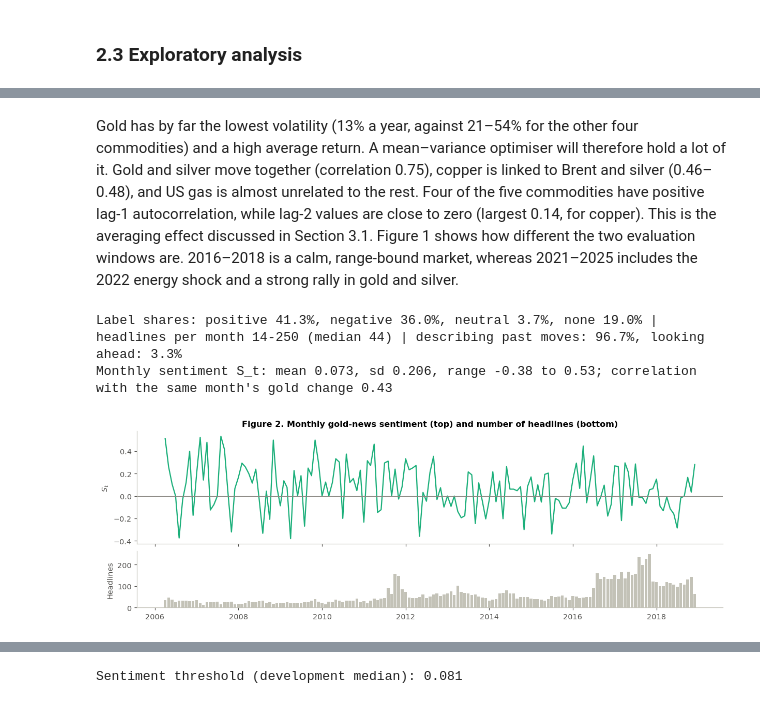
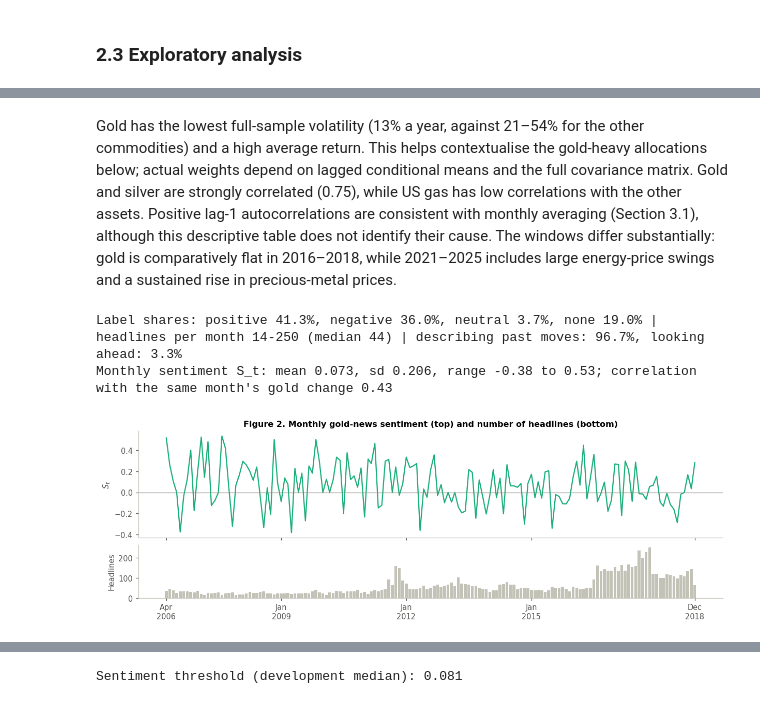
Before and after one commit to onsjd/Machine-learning-for-portfolio-management, a Jupyter notebook: Final_Research_Notebook.ipynb, the cells around one changed output, grey strips where cells are left out. Cells and saved outputs as stored; diff of their text form; code cells hidden in the pictures.

```diff
--- a/Final_Research_Notebook.ipynb
+++ b/Final_Research_Notebook.ipynb
@@ -37,7 +37,7 @@ FEATURE_SHADE = {"price": 0.0, "price+FRED": -0.45, "price+news": 0.45, "price+F
 ASSET_COLORS = ["#2a78d6", "#eb6834", "#1baf7a", "#eda100", "#e87ba4"]
 plt.rcParams.update({"figure.dpi": 110, "font.size": 9.5, "axes.titlesize": 10.5, "axes.titleweight": "bold",
                      "axes.spines.top": False, "axes.spines.right": False, "axes.edgecolor": "#c3c2b7",
-                     "axes.grid": False, "grid.color": "#e1e0d9", "grid.linewidth": 0.6, "legend.frameon": False,
+                     "lines.linestyle": "-", "axes.grid": False, "grid.color": "#e1e0d9", "grid.linewidth": 0.6, "legend.frameon": False,
                      "axes.labelcolor": "#52514e", "xtick.color": "#52514e", "ytick.color": "#52514e"})
 
 def show(df, fmt="{:.2f}", **col_fmt):
@@ -105,7 +105,12 @@ def fetch(name):
     """Read a pinned input from the repository if present, otherwise download it; always verify SHA-256."""
     path, base, digest = FILES[name]
     local = Path(path)
-    content = local.read_bytes() if local.is_file() else requests.get(base + path, timeout=90).content
+    if local.is_file():
+        content = local.read_bytes()
+    else:
+        response = requests.get(base + path, timeout=90)
+        response.raise_for_status()
+        content = response.content
     if hashlib.sha256(content).hexdigest() != digest:
         raise ValueError(f"{name}: checksum mismatch, refusing to continue")
     return BytesIO(content)
@@ -239,22 +255,24 @@ Table 1. Monthly price changes, Jan 2000 - Dec 2025, with their correlations
 # %% [markdown]
-Gold has by far the lowest volatility (13% a year, against 21–54% for the other four commodities) and a high average return. A mean–variance optimiser will therefore hold a lot of it. Gold and silver move together (correlation 0.75), copper is linked to Brent and silver (0.46–0.48), and US gas is almost unrelated to the rest. Four of the five commodities have positive lag-1 autocorrelation, while lag-2 values are close to zero (largest 0.14, for copper). This is the averaging effect discussed in Section 3.1. Figure 1 shows how different the two evaluation windows are. 2016–2018 is a calm, range-bound market, whereas 2021–2025 includes the 2022 energy shock and a strong rally in gold and silver.
+Gold has the lowest full-sample volatility (13% a year, against 21–54% for the other commodities) and a high average return. This helps contextualise the gold-heavy allocations below; actual weights depend on lagged conditional means and the full covariance matrix. Gold and silver are strongly correlated (0.75), while US gas has low correlations with the other assets. Positive lag-1 autocorrelations are consistent with monthly averaging (Section 3.1), although this descriptive table does not identify their cause. The windows differ substantially: gold is comparatively flat in 2016–2018, while 2021–2025 includes large energy-price swings and a sustained rise in precious-metal prices.
 # %%
 share = label_counts.sum() / label_counts.sum().sum()
 print("Label shares: " + ", ".join(f"{k} {v:.1%}" for k, v in share.items())
       + f" | headlines per month {headlines.min()}-{headlines.max()} (median {headlines.median():.0f})"
       + f" | describing past moves: {news['Past Information'].mean():.1%}, looking ahead: {news['Future Information'].mean():.1%}")
 print(f"Monthly sentiment S_t: mean {sentiment.mean():.3f}, sd {sentiment.std():.3f}, range {sentiment.min():.2f} to {sentiment.max():.2f}; "
       f"correlation with the same month's gold change {sentiment.corr(ret.Gold.reindex(sentiment.index)):.2f}")
 
 fig, ax = plt.subplots(2, 1, figsize=(11, 3.6), sharex=True, layout="constrained", height_ratios=[2, 1])
 ax[0].plot(sentiment.index, sentiment, color=OTHER_COLOR["News only"])
 ax[0].axhline(0, color="#898781", lw=0.8)
 ax[0].set(ylabel="$S_t$", title="Figure 2. Monthly gold-news sentiment (top) and number of headlines (bottom)")
 ax[1].bar(headlines.index, headlines, width=25, color="#c3c2b7")
 ax[1].set(ylabel="Headlines")
+ax[1].set_xticks(pd.to_datetime(["2006-04-01", "2009-01-01", "2012-01-01", "2015-01-01", "2018-12-01"]))
+ax[1].xaxis.set_major_formatter(mdates.DateFormatter("%b\n%Y"))
 plt.show()
 # %% [output]
 Label shares: positive 41.3%, negative 36.0%, neutral 3.7%, none 19.0% | headlines per month 14-250 (median 44) | describing past moves: 96.7%, looking ahead: 3.3%
 Monthly sentiment S_t: mean 0.073, sd 0.206, range -0.38 to 0.53; correlation with the same month's gold change 0.43
-[figure, old version]
+[figure, new version]
 # %% [markdown]
```
Also changed, not shown: parts of 37 cells of this notebook.
